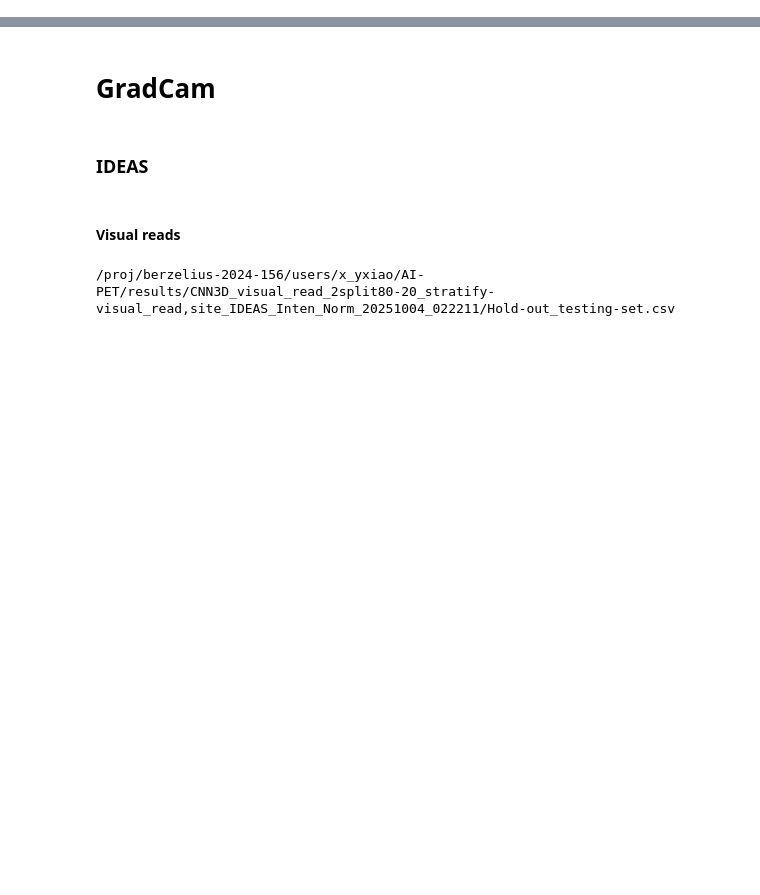
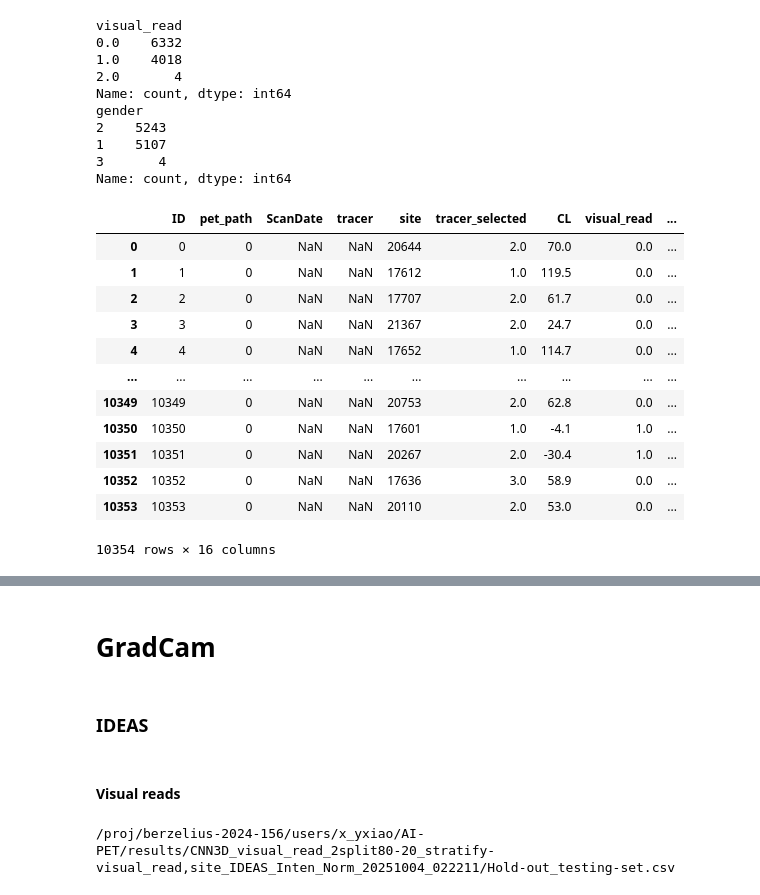
Before and after one commit to DeMONLab-BioFINDER/AI-PET, a Jupyter notebook: visualize.ipynb, the cells around one changed output, grey strips where cells are left out. Cells and saved outputs as stored; diff of their text form; code cells hidden in the pictures; blank space fills up the shorter version.

```diff
--- a/visualize.ipynb
+++ b/visualize.ipynb
@@ -20,3 +34,32 @@ cpu
 # %%
 ## --- change args here
 args.model_name_extra = ''
+# %%
+df = pd.read_csv('/proj/berzelius-2024-156/users/x_yxiao/AI-PET/data/demo_masked.csv', index_col=0)
+print(df['visual_read'].value_counts())
+print(df['gender'].value_counts())
+df
+# %% [output]
+visual_read
+0.0    6332
+1.0    4018
+2.0       4
+Name: count, dtype: int64
+gender
+2    5243
+1    5107
+3       4
+Name: count, dtype: int64
+|  | ID | pet_path | ScanDate | tracer | site | tracer_selected | CL | visual_read | ... |
+| 0 | 0 | 0 | NaN | NaN | 20644 | 2.0 | 70.0 | 0.0 | ... |
+| 1 | 1 | 0 | NaN | NaN | 17612 | 1.0 | 119.5 | 0.0 | ... |
+| 2 | 2 | 0 | NaN | NaN | 17707 | 2.0 | 61.7 | 0.0 | ... |
+| 3 | 3 | 0 | NaN | NaN | 21367 | 2.0 | 24.7 | 0.0 | ... |
+| 4 | 4 | 0 | NaN | NaN | 17652 | 1.0 | 114.7 | 0.0 | ... |
+| ... | ... | ... | ... | ... | ... | ... | ... | ... | ... |
+| 10349 | 10349 | 0 | NaN | NaN | 20753 | 2.0 | 62.8 | 0.0 | ... |
+| 10350 | 10350 | 0 | NaN | NaN | 17601 | 1.0 | -4.1 | 1.0 | ... |
+| 10351 | 10351 | 0 | NaN | NaN | 20267 | 2.0 | -30.4 | 1.0 | ... |
+| 10352 | 10352 | 0 | NaN | NaN | 17636 | 3.0 | 58.9 | 0.0 | ... |
+| 10353 | 10353 | 0 | NaN | NaN | 20110 | 2.0 | 53.0 | 0.0 | ... |
+10354 rows × 16 columns
```
Also changed, not shown: parts of 3 cells of this notebook, 12 other files.
